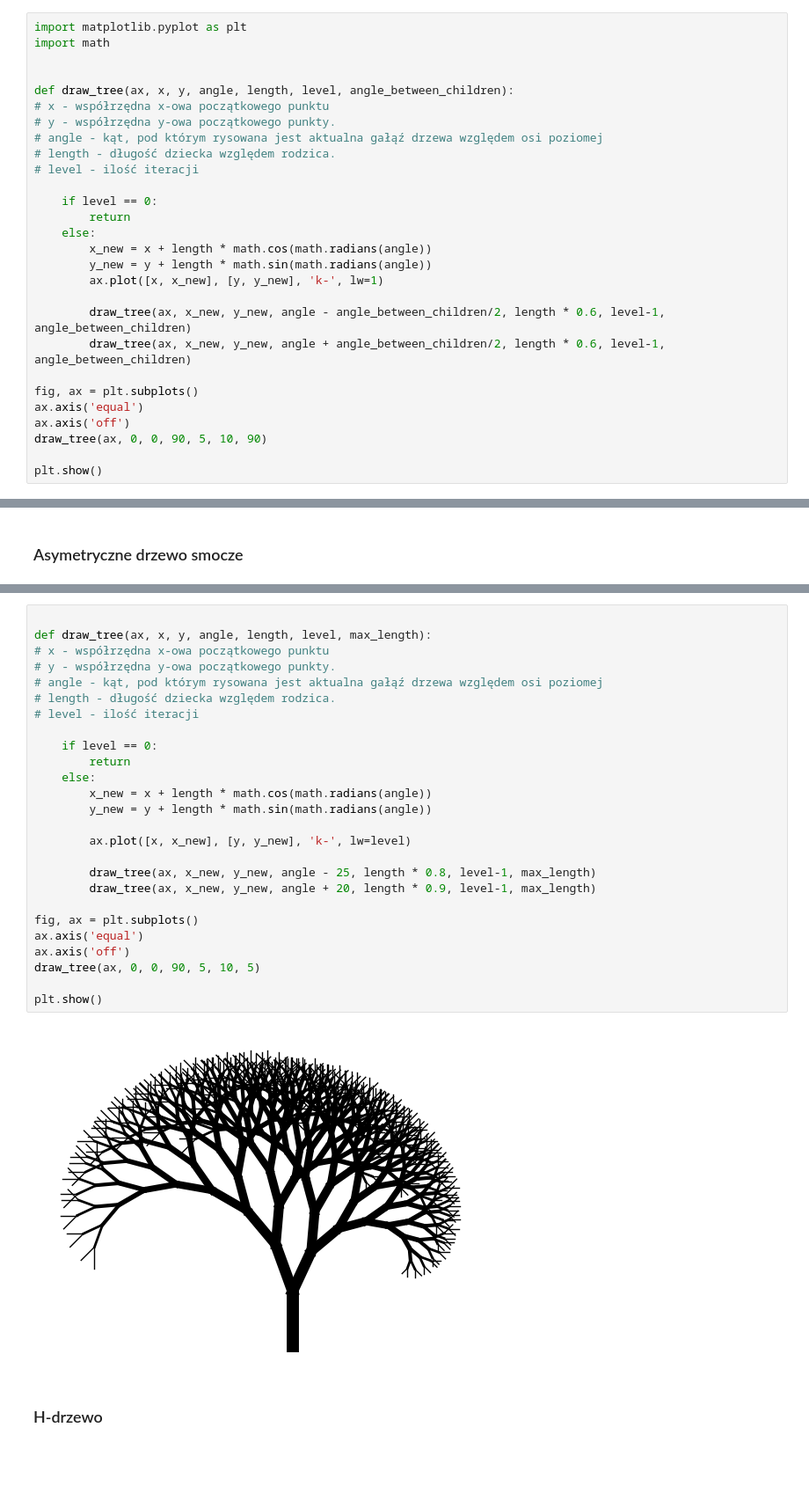
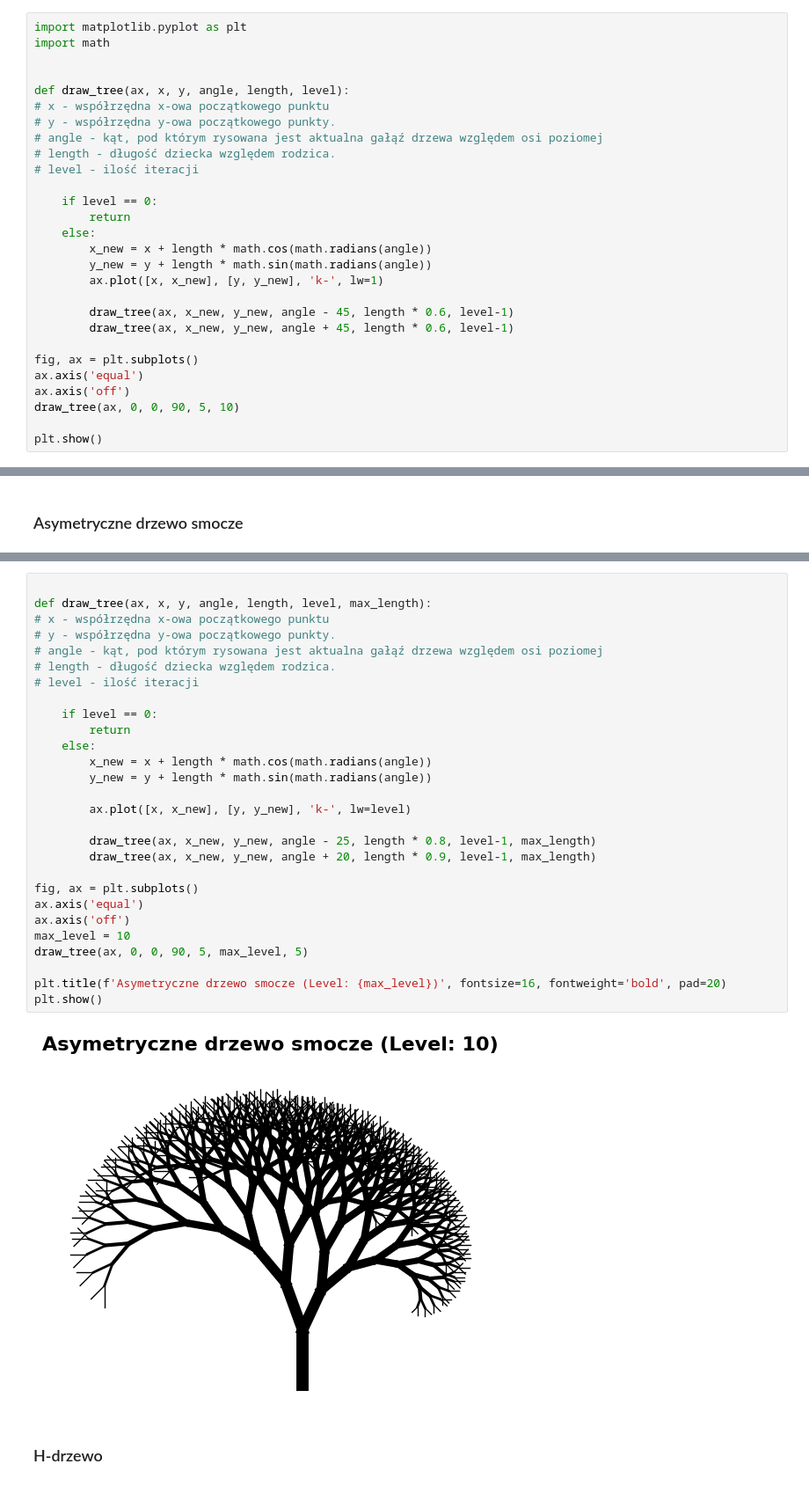
Before and after one commit to staszkiet/Fractals1, a Jupyter notebook: projekt.ipynb, the cells around one changed output, grey strips where cells are left out. Shown at 88% size. Cells and saved outputs as stored; diff of their text form; blank space fills up the shorter version.

```diff
--- a/projekt.ipynb
+++ b/projekt.ipynb
@@ -29,7 +29,7 @@ import matplotlib.pyplot as plt
 import math
 
 
-def draw_tree(ax, x, y, angle, length, level, angle_between_children):
+def draw_tree(ax, x, y, angle, length, level):
 # x - współrzędna x-owa początkowego punktu
 # y - współrzędna y-owa początkowego punkty.
 # angle - kąt, pod którym rysowana jest aktualna gałąź drzewa względem osi poziomej
@@ -43,13 +43,13 @@ def draw_tree(ax, x, y, angle, length, level, angle_between_children):
         y_new = y + length * math.sin(math.radians(angle))
         ax.plot([x, x_new], [y, y_new], 'k-', lw=1)
 
-        draw_tree(ax, x_new, y_new, angle - angle_between_children/2, length * 0.6, level-1, angle_between_children)
-        draw_tree(ax, x_new, y_new, angle + angle_between_children/2, length * 0.6, level-1, angle_between_children)
+        draw_tree(ax, x_new, y_new, angle - 45, length * 0.6, level-1)
+        draw_tree(ax, x_new, y_new, angle + 45, length * 0.6, level-1)
 
 fig, ax = plt.subplots()
 ax.axis('equal')
 ax.axis('off')
-draw_tree(ax, 0, 0, 90, 5, 10, 90)
+draw_tree(ax, 0, 0, 90, 5, 10)
 
 plt.show()
 # %% [output]
@@ -100,30 +121,32 @@ plt.show()
 # %%
 
 def draw_tree(ax, x, y, angle, length, level, max_length):
 # x - współrzędna x-owa początkowego punktu
 # y - współrzędna y-owa początkowego punkty.
 # angle - kąt, pod którym rysowana jest aktualna gałąź drzewa względem osi poziomej
 # length - długość dziecka względem rodzica.
 # level - ilość iteracji
 
     if level == 0:
         return
     else:
         x_new = x + length * math.cos(math.radians(angle))
         y_new = y + length * math.sin(math.radians(angle))
 
         ax.plot([x, x_new], [y, y_new], 'k-', lw=level)
 
         draw_tree(ax, x_new, y_new, angle - 25, length * 0.8, level-1, max_length)
         draw_tree(ax, x_new, y_new, angle + 20, length * 0.9, level-1, max_length)
 
 fig, ax = plt.subplots()
 ax.axis('equal')
 ax.axis('off')
-draw_tree(ax, 0, 0, 90, 5, 10, 5)
+max_level = 10
+draw_tree(ax, 0, 0, 90, 5, max_level, 5)
 
+plt.title(f'Asymetryczne drzewo smocze (Level: {max_level})', fontsize=16, fontweight='bold', pad=20)
 plt.show()
 # %% [output]
-[figure, old version]
+[figure, new version]
 # %% [markdown]
 ### H-drzewo
```
Also changed, not shown: parts of 10 cells of this notebook.
